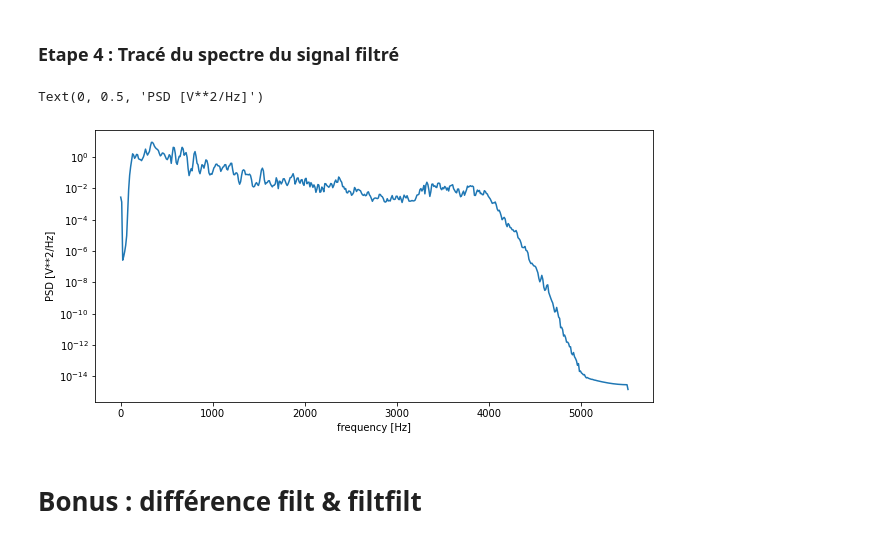
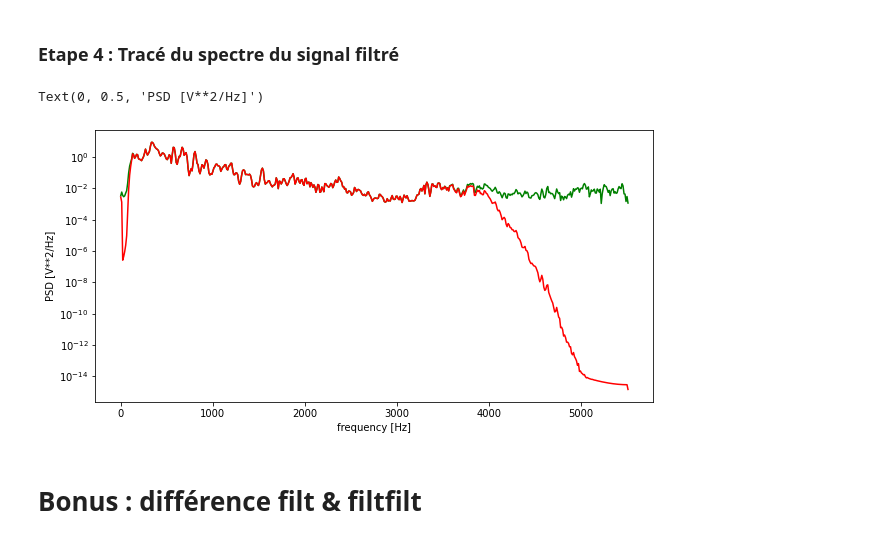
Before and after one commit to samuelgarcia/gdr_neuralnet_school_2021_day1_python, a Jupyter notebook: notebooks/scipy_overview.ipynb, the cells around one changed output. Drawn from its saved outputs; the diff is of its cells as text; code cells hidden in the pictures.

```diff
--- a/notebooks/scipy_overview.ipynb
+++ b/notebooks/scipy_overview.ipynb
@@ -159,21 +84,21 @@ ax.legend(['data', 'linear','quadratic', 'cubic','nearest'], loc='best')
 # %%
 
 # read audio samples
-fe, audio = read("./data/speech.wav")
-print(input_data)
+fs, audio = read("./data/speech.wav")
+print(audio)
 
 print(fe)
 print(audio.shape)
-print("duree du son : "+ str(audio.size/fe) + "secondes")
+print("duree du son : "+ str(audio.size/fs) + "secondes")
 
 # Création du signal
-times = np.arange(0,audio.size/fe , 1./fe, dtype = 'float64')  # Vecteur temps
+times = np.arange(0,audio.size/fe , 1./fs, dtype = 'float64')  # Vecteur temps
 l = times.size
 print(l)
 
 # Figure
 fig, ax = plt.subplots(figsize=(20,5))
 ax.plot(times, audio)
-ax.set_xlabel('Temps [sec]')
+ax.set_xlabel('Time [sec]')
 ax.set_ylabel('Amplitude')
 # %% [output]
@@ -304,16 +206,17 @@ IPython.display.Audio(data=audio, rate=fe/1)
 ### Etape 4 : Tracé du spectre du signal filtré
 # %%
 # Calcul du spectre
-f, Pxx_den = signal.welch(filtered_sig, fe, nperseg=1024)
+f, Pxx_den_filered = signal.welch(filtered_sig, fe, nperseg=1024)
 
 # Tracé
 fig, ax = plt.subplots(figsize=(10,5))
-ax.semilogy(f, Pxx_den)   #  plot with log scaling on the y axis
+ax.semilogy(f, Pxx_den, color='g')
+ax.semilogy(f, Pxx_den_filered, color='r')
 ax.set_xlabel('frequency [Hz]')
 ax.set_ylabel('PSD [V**2/Hz]')
 # %% [output]
 Text(0, 0.5, 'PSD [V**2/Hz]')
-[figure, old version]
+[figure, new version]
 # %% [markdown]
 # Bonus : différence filt & filtfilt
 # %%
```
Also changed, not shown: parts of 12 cells of this notebook, 2 other files.
